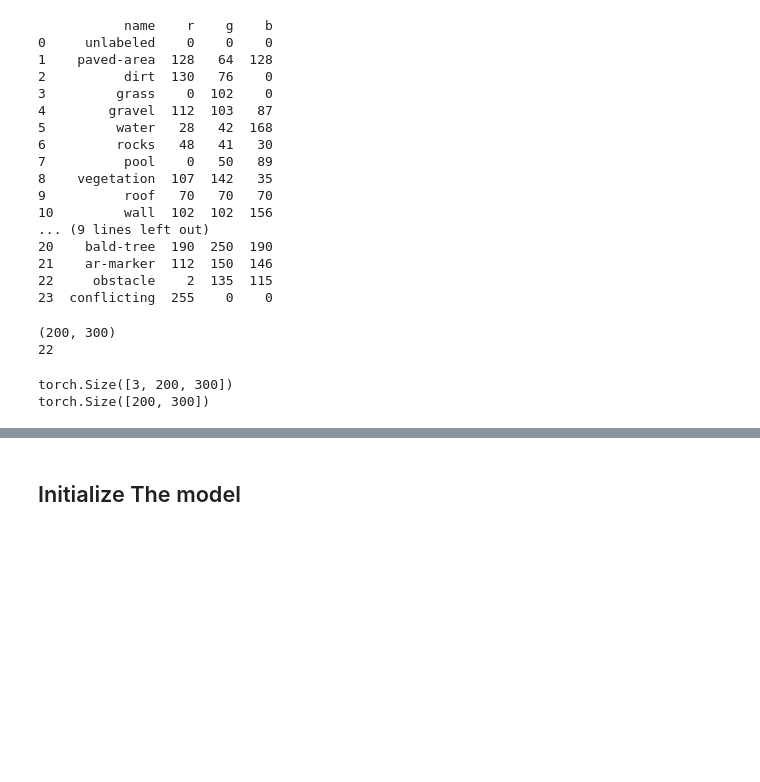
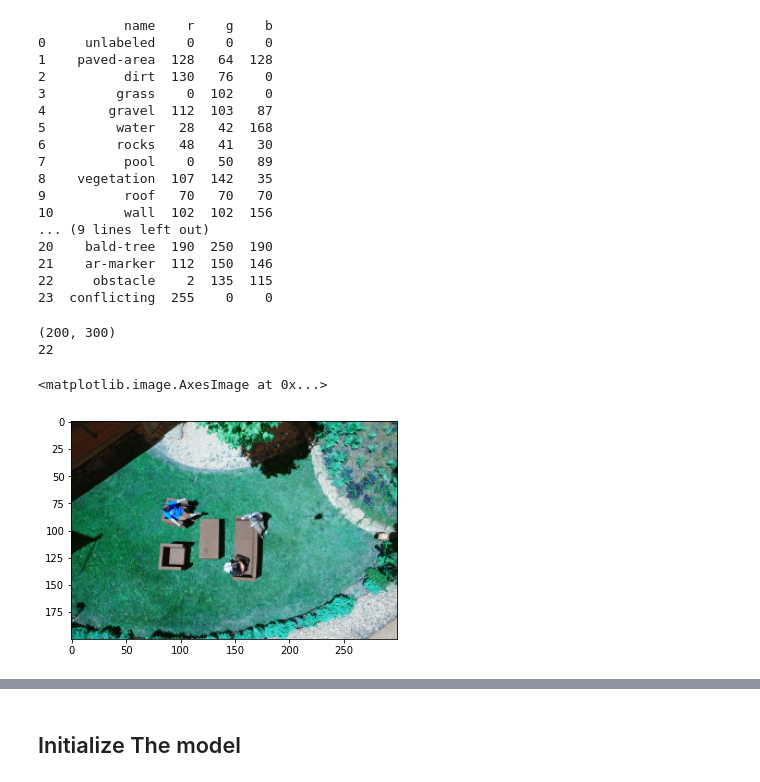
Before and after one commit to Combi2k2/Combi-Unet, a Jupyter notebook: Combi_Unet.ipynb, the cells around one changed output, grey strips where cells are left out. Drawn from its saved outputs; the diff is of its cells as text; code cells hidden in the pictures; blank space fills up the shorter version.

```diff
--- a/Combi_Unet.ipynb
+++ b/Combi_Unet.ipynb
@@ -216,16 +236,27 @@ class BasicDataset(Dataset):
 
         return img, mask
 # %%
-num_epochs = 1000
+num_epochs = 100
 batch_size = 8
-learning_rate = 0.05
+learning_rate = 0.01
+val_portion = 0.1
 # %%
-train_ds = BasicDataset(imgs_dir  = '/content/dataset/semantic_drone_dataset/original_images',
+dataset = BasicDataset(imgs_dir  = '/content/dataset/semantic_drone_dataset/original_images',
                         masks_dir = '/content/dataset/semantic_drone_dataset/label_images_semantic')
-# %%
-img, mask = train_ds[0]
-print(img.shape)
-print(mask.shape)
-# %% [output]
-torch.Size([3, 200, 300])
-torch.Size([200, 300])
+# %%
+n_valid = int(len(dataset) * val_portion)
+n_train = len(dataset) - n_valid
+
+train_ds, valid_ds = random_split(dataset, [n_train, n_valid])
+# %%
+img, mask = train_ds[0]
+
+img = img.type(torch.int).data.numpy()
+img = img.transpose((1, 2, 0))
+
+mask = mask.type(torch.int).data.numpy()
+
+plt.imshow(img)
+# %% [output]
+<matplotlib.image.AxesImage at 0x...>
+[figure, added]
```
Also changed, not shown: parts of 18 cells of this notebook.
